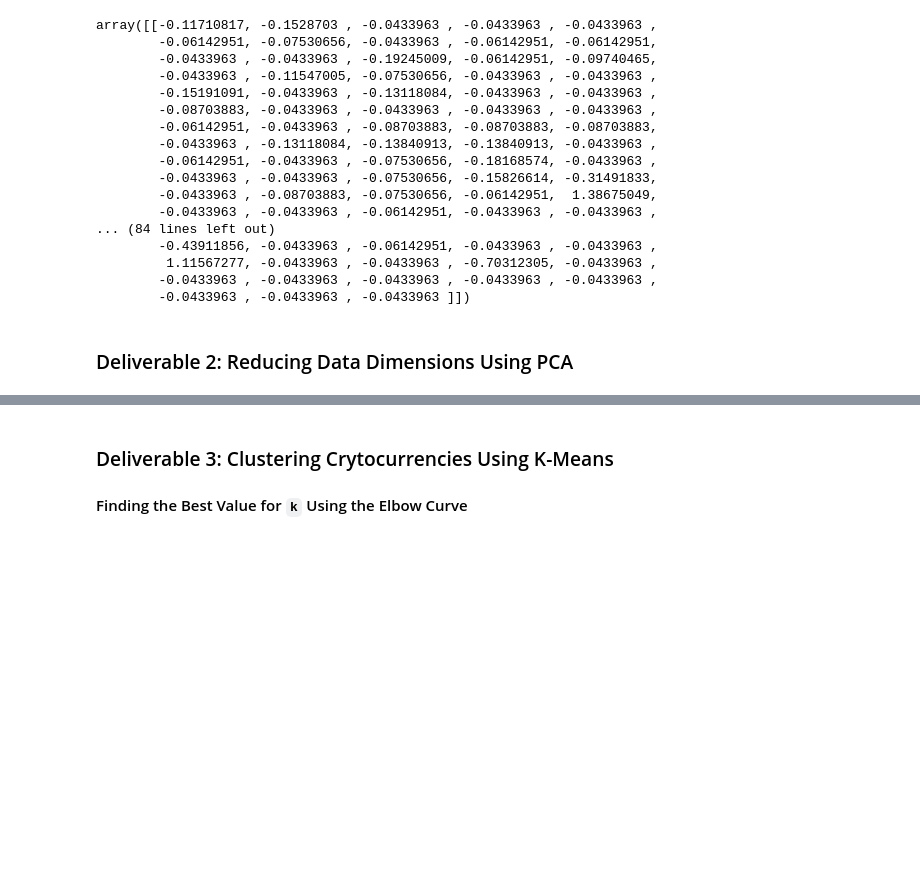
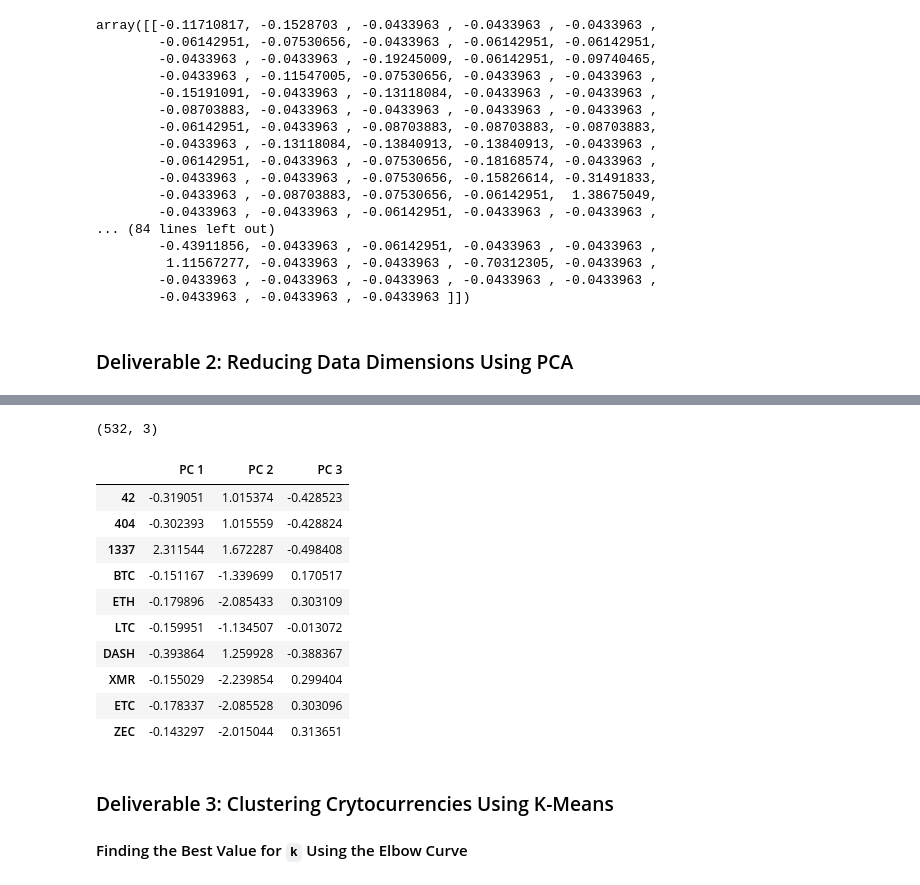
Before and after one commit to cedoula/Cryptocurrencies, a Jupyter notebook: crypto_clustering.ipynb, the cells around one changed output, grey strips where cells are left out. Drawn from its saved outputs; the diff is of its cells as text; code cells hidden in the pictures; blank space fills up the shorter version.

```diff
--- a/crypto_clustering.ipynb
+++ b/crypto_clustering.ipynb
@@ -199,5 +199,7 @@ array([[-0.11710817, -0.1528703 , -0.0433963 , -0.0433963 , -0.0433963 ,
 ### Deliverable 2: Reducing Data Dimensions Using PCA
 # %%
 # Using PCA to reduce dimension to three principal components.
-# YOUR CODE HERE
+pca = PCA(n_components=3)
+crypto_pca = pca.fit_transform(crypto_scaled)
+crypto_pca
 # %% [output]
@@ -227,3 +213,21 @@ array([[-0.33285464,  1.0383583 , -0.56494435],
+# %%
+# Create a DataFrame with the three principal components.
+crypto_pca_df = pd.DataFrame(crypto_pca, columns=["PC 1", "PC 2", "PC 3"], index=crypto_name_df.index)
+print(crypto_pca_df.shape)
+crypto_pca_df.head(10)
+# %% [output]
+(532, 3)
+|  | PC 1 | PC 2 | PC 3 |
+| 42 | -0.319051 | 1.015374 | -0.428523 |
+| 404 | -0.302393 | 1.015559 | -0.428824 |
+| 1337 | 2.311544 | 1.672287 | -0.498408 |
+| BTC | -0.151167 | -1.339699 | 0.170517 |
+| ETH | -0.179896 | -2.085433 | 0.303109 |
+| LTC | -0.159951 | -1.134507 | -0.013072 |
+| DASH | -0.393864 | 1.259928 | -0.388367 |
+| XMR | -0.155029 | -2.239854 | 0.299404 |
+| ETC | -0.178337 | -2.085528 | 0.303096 |
+| ZEC | -0.143297 | -2.015044 | 0.313651 |
 # %% [markdown]
 ### Deliverable 3: Clustering Crytocurrencies Using K-Means
 
```
Also changed, not shown: parts of 2 cells of this notebook.
